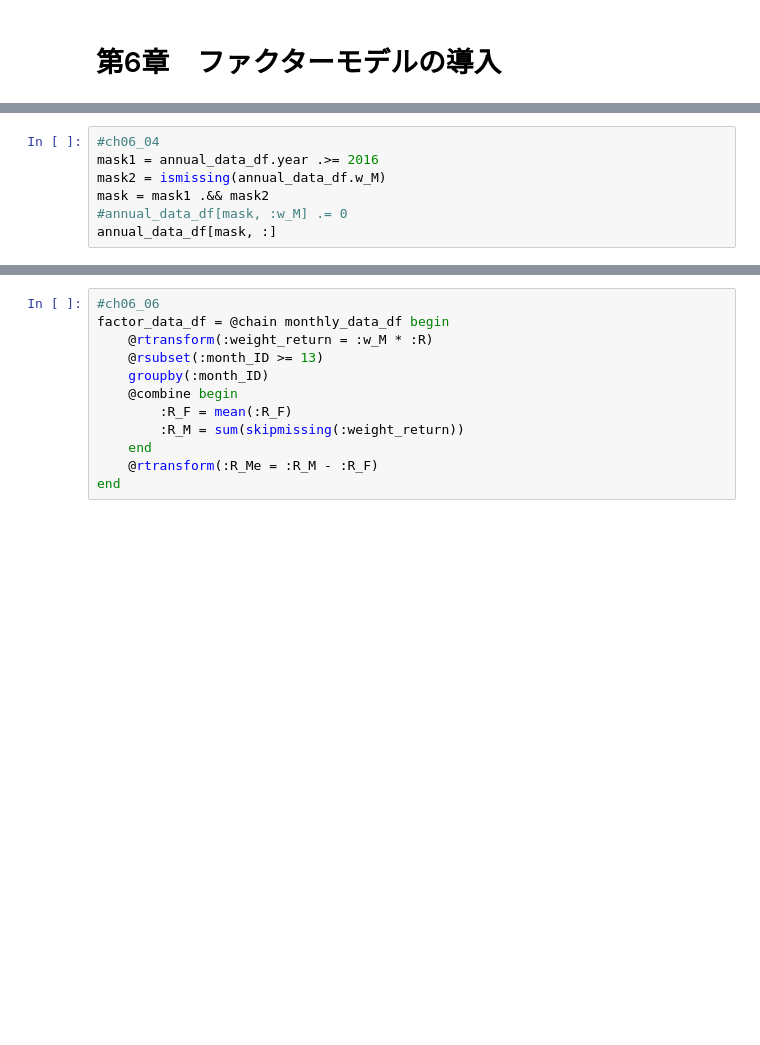
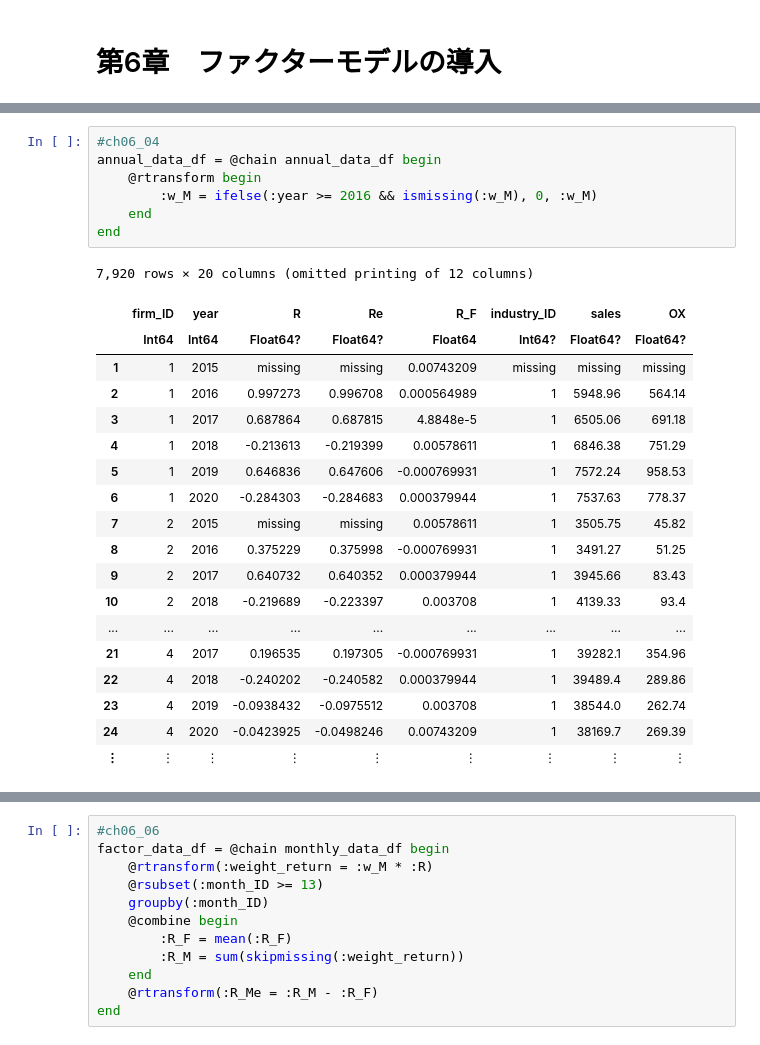
Before and after one commit to ktman-ktman/empirical-accounting-and-finance-in-r, a Jupyter notebook: notebook/ch06/ch06.ipynb, the cells around one changed output, grey strips where cells are left out. Drawn from its saved outputs; the diff is of its cells as text; blank space fills up the shorter version.

```diff
--- a/notebook/ch06/ch06.ipynb
+++ b/notebook/ch06/ch06.ipynb
@@ -24,10 +82,30 @@ end
-# %%
-#ch06_04
-mask1 = annual_data_df.year .>= 2016
-mask2 = ismissing(annual_data_df.w_M)
-mask = mask1 .&& mask2
-#annual_data_df[mask, :w_M] .= 0
-annual_data_df[mask, :]
+# %%
+#ch06_04
+annual_data_df = @chain annual_data_df begin
+    @rtransform begin
+        :w_M = ifelse(:year >= 2016 && ismissing(:w_M), 0, :w_M)
+    end
+end
+# %% [output]
+7,920 rows × 20 columns (omitted printing of 12 columns)
+|  | firm_ID | year | R | Re | R_F | industry_ID | sales | OX |
+|  | Int64 | Int64 | Float64? | Float64? | Float64 | Int64? | Float64? | Float64? |
+| 1 | 1 | 2015 | missing | missing | 0.00743209 | missing | missing | missing |
+| 2 | 1 | 2016 | 0.997273 | 0.996708 | 0.000564989 | 1 | 5948.96 | 564.14 |
+| 3 | 1 | 2017 | 0.687864 | 0.687815 | 4.8848e-5 | 1 | 6505.06 | 691.18 |
+| 4 | 1 | 2018 | -0.213613 | -0.219399 | 0.00578611 | 1 | 6846.38 | 751.29 |
+| 5 | 1 | 2019 | 0.646836 | 0.647606 | -0.000769931 | 1 | 7572.24 | 958.53 |
+| 6 | 1 | 2020 | -0.284303 | -0.284683 | 0.000379944 | 1 | 7537.63 | 778.37 |
+| 7 | 2 | 2015 | missing | missing | 0.00578611 | 1 | 3505.75 | 45.82 |
+| 8 | 2 | 2016 | 0.375229 | 0.375998 | -0.000769931 | 1 | 3491.27 | 51.25 |
+| 9 | 2 | 2017 | 0.640732 | 0.640352 | 0.000379944 | 1 | 3945.66 | 83.43 |
+| 10 | 2 | 2018 | -0.219689 | -0.223397 | 0.003708 | 1 | 4139.33 | 93.4 |
+| ... | ... | ... | ... | ... | ... | ... | ... | ... |
+| 21 | 4 | 2017 | 0.196535 | 0.197305 | -0.000769931 | 1 | 39282.1 | 354.96 |
+| 22 | 4 | 2018 | -0.240202 | -0.240582 | 0.000379944 | 1 | 39489.4 | 289.86 |
+| 23 | 4 | 2019 | -0.0938432 | -0.0975512 | 0.003708 | 1 | 38544.0 | 262.74 |
+| 24 | 4 | 2020 | -0.0423925 | -0.0498246 | 0.00743209 | 1 | 38169.7 | 269.39 |
+| ⋮ | ⋮ | ⋮ | ⋮ | ⋮ | ⋮ | ⋮ | ⋮ | ⋮ |
 # %%
 #ch06_05
 @chain annual_data_df begin
```
Also changed, not shown: parts of 15 cells of this notebook, 1 other file.
